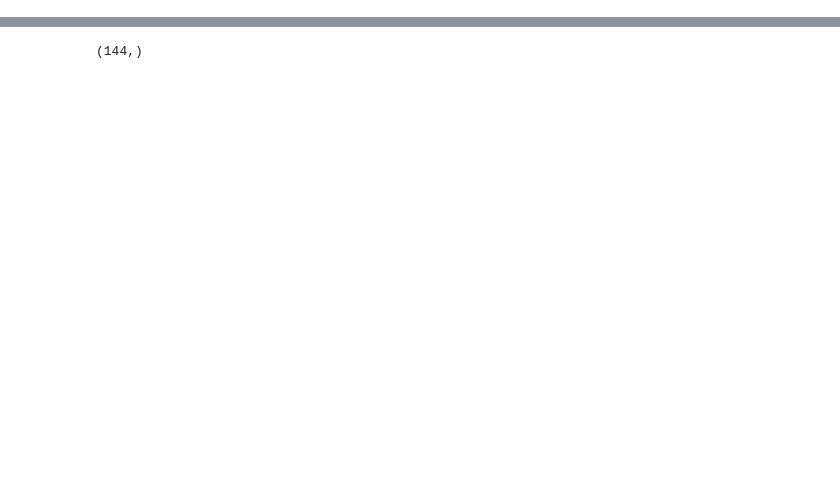
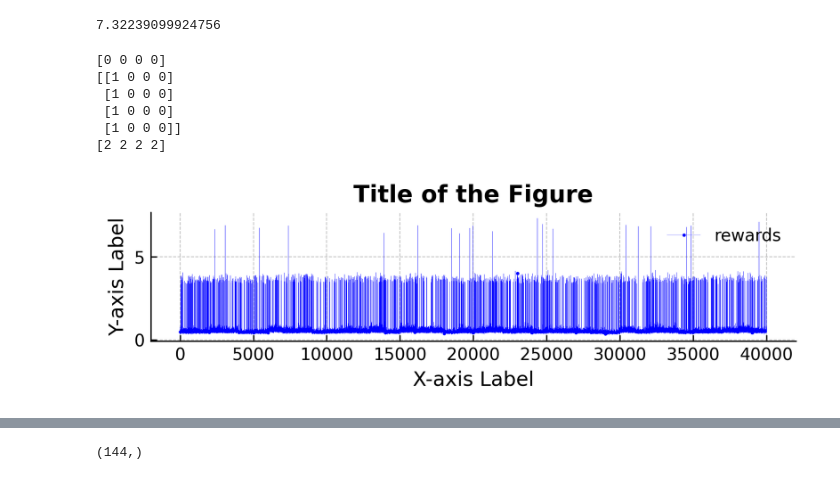
Before and after one commit to Aplacaca/Deep-Reinforcement-Learning-Empowered-OFDM-Subcarrier-Allocation-in-ISAC, a Jupyter notebook: test.ipynb, the cells around one changed output, grey strips where cells are left out. Cells and saved outputs as stored; diff of their text form; code cells hidden in the pictures; blank space fills up the shorter version.

```diff
--- a/test.ipynb
+++ b/test.ipynb
@@ -17,3 +84,78 @@ for i in range(4000):
+# %%
+max(reward_ranU_ranD)
+max(reward_indexU_ranD)
+max(reward_revU_ranD)
+# %% [output]
+7.32239099924756
+# %%
+Hc_max_id = np.argmax(env.H_c,axis=0)
+print(Hc_max_id)
+Hr_max_id = np.argmax(env.H_r,axis=0)
+print(np.eye(env.N,dtype=np.int64)[Hr_max_id])
+Hcr_min_id = np.argmin(env.H_cr,axis=0)
+print(Hcr_min_id)
+# %% [output]
+[0 0 0 0]
+[[1 0 0 0]
+ [1 0 0 0]
+ [1 0 0 0]
+ [1 0 0 0]]
+[2 2 2 2]
+# %%
+import matplotlib.pyplot as plt
+import numpy as np
+
+# Generate sample data
+x = np.linspace(0, 40000, 40000)
+# y1 = np.array(rewards)
+y1 = np.array(SUM_R_c_s)/np.array(SUM_C_P_s)/(5*1e4) + np.array(SUM_MI_r_s)/np.array(SUM_R_P_s)/10.0
+y2 = np.array(SUM_R_P_s)
+y3 = np.array(SUM_C_P_s)
+y4 = np.array(SUM_R_c_s)/np.array(SUM_C_P_s)/(5*1e4)
+y5 = np.array(SUM_MI_r_s)/np.array(SUM_R_P_s)/10.0
+# y4 = np.array(EE_C_s)
+# y5 = np.array(EE_R_s)
+y6 = np.array(SUM_R_c_s)
+y7 = np.array(SUM_MI_r_s)
+
+# Create figure
+fig, ax = plt.subplots(figsize=(6, 2), dpi=300)
+
+# Set plot style with line and markers
+# ax.plot(x, y1, label='rewards', color='b', linewidth=0.1, marker='o', markersize=1, linestyle='-', markevery=1000)
+# ax.plot(x, y2, label='SUM_R_P_s', color='r', linewidth=0.1, marker='<', markersize=1, linestyle='-', markevery=1000)
+# ax.plot(x, y3, label='SUM_C_P_s', color='g', linewidth=0.1, marker='>', markersize=1, linestyle='-', markevery=1000)
+# ax.plot(x, y4, label='EE_C_s', color='c', linewidth=0.1, marker='.', markersize=1, linestyle='-', markevery=1000)
+# ax.plot(x, y5, label='EE_R_s', color='m', linewidth=0.1, marker='*', markersize=1, linestyle='-', markevery=1000)
+# ax.plot(x, y6, label='SUM_R_c_s', color='g', linewidth=0.1, marker='*', markersize=1, linestyle='-', markevery=1000)
+# ax.plot(x, y7, label='SUM_MI_r_s', color='m', linewidth=0.1, marker='*', markersize=1, linestyle='-', markevery=1000)
+
+# Set axis labels
+ax.set_xlabel('X-axis Label', fontsize=12)
+ax.set_ylabel('Y-axis Label', fontsize=12)
+
+# Set title
+ax.set_title('Title of the Figure', fontsize=14, fontweight='bold')
+
+# Set legend
+ax.legend(loc='upper right', fontsize=10, frameon=False)
+
+# Set tick parameters
+ax.tick_params(axis='both', which='both', direction='in', labelsize=10)
+ax.spines['top'].set_visible(False)
+ax.spines['right'].set_visible(False)
+
+# Set grid
+ax.grid(True, linestyle='--', linewidth=0.5, color='gray', alpha=0.5)
+
+# Set figure layout
+fig.tight_layout()
+
+
+# Show figure
+plt.show()
+# %% [output]
+[figure, added]
 # %%
 import matplotlib.pyplot as plt
 import numpy as np
```
Also changed, not shown: parts of 6 cells of this notebook, 8 other files.
